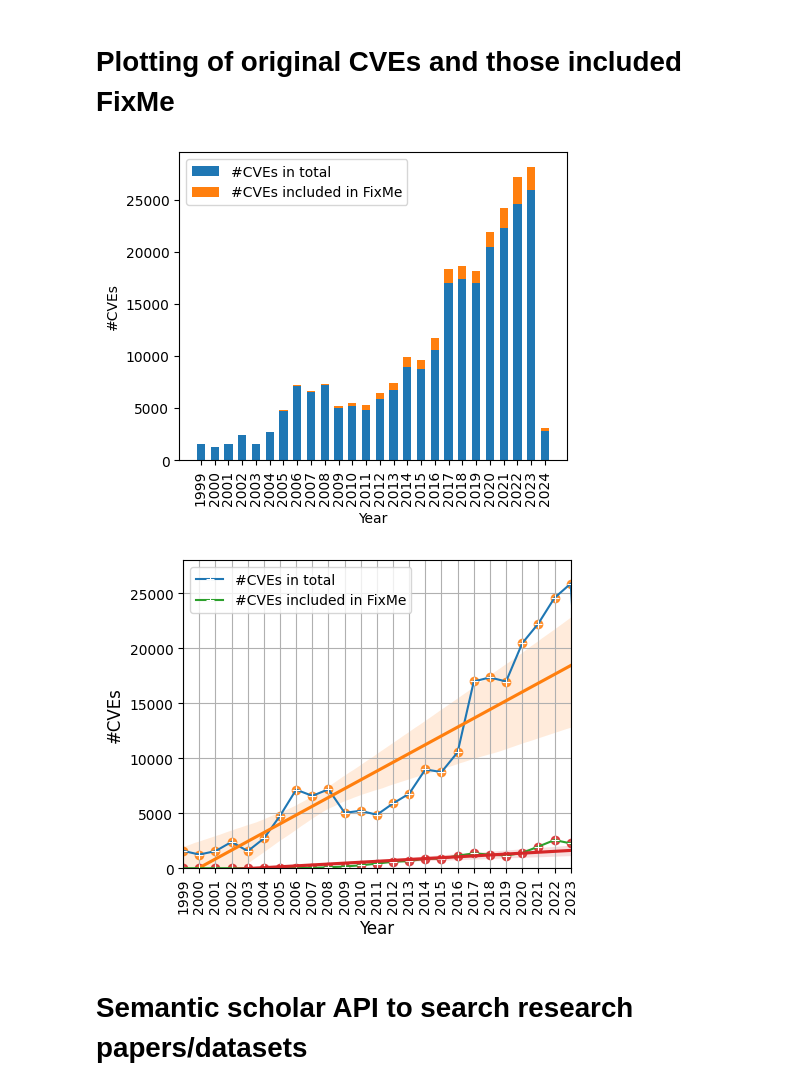
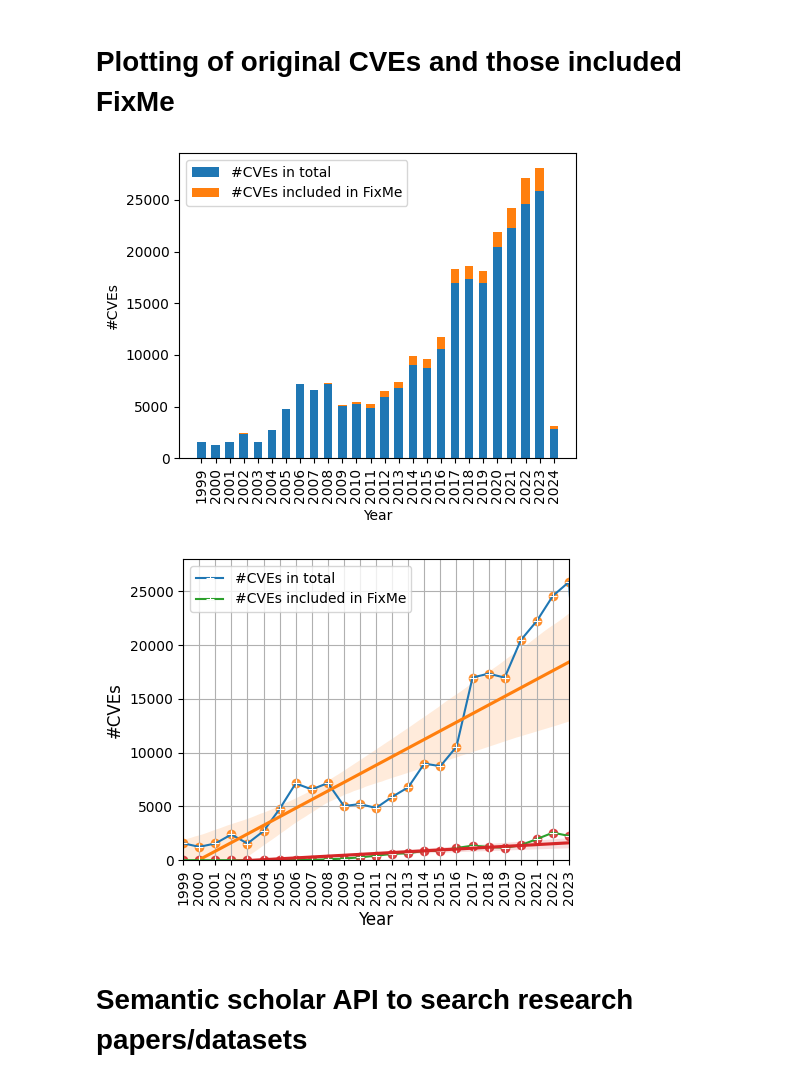
Before and after one commit to SmartSecLab/FixMe, a Jupyter notebook: test.ipynb, the cells around one changed output. Cells and saved outputs as stored; diff of their text form; code cells hidden in the pictures.

```diff
--- a/test.ipynb
+++ b/test.ipynb
@@ -122,21 +151,22 @@ freq_ref = freq_ref.reindex(all_years, fill_value=0)
 # %%
 fig, ax = plt.subplots(figsize=(5, 4))
 bar_width = 0.6
 # index = range(len(freq_total))
 
 bar1 = ax.bar(freq_total.index, freq_total.values, bar_width, label='#CVEs in total')
 bar2 = ax.bar(freq_ref.index, freq_ref.values, bar_width, label='#CVEs included in FixMe', bottom=freq_total.values)
 
 # Adding labels, title, and legend
 ax.set_xlabel('Year')
 ax.set_ylabel('#CVEs')
 ax.set_xticks(index)
 ax.set_xticklabels(freq_total.index, rotation=90)
 ax.legend()
-
+plt.tight_layout()
+plt.savefig('figure/cve_yearly_bar.png', bbox_inches='tight', dpi=300)
 plt.show()
 # %% [output]
-[figure, old version]
+[figure, new version]
 # %%
 import pandas as pd
 import seaborn as sns
@@ -166,9 +196,11 @@ plt.xlim(1999, 2023)
 plt.ylim(0, 28000)
 plt.grid()
 plt.legend(loc='upper left', fontsize=10)
+plt.tight_layout()
+plt.savefig('figure/cve_yearly_line.png', bbox_inches='tight', dpi=300)
 plt.show()
 # %% [output]
-[figure, old version]
+[figure, new version]
 # %% [markdown]
 # Semantic scholar API to search research papers/datasets
 # %%
```
Also changed, not shown: parts of 4 cells of this notebook, 7 other files.
